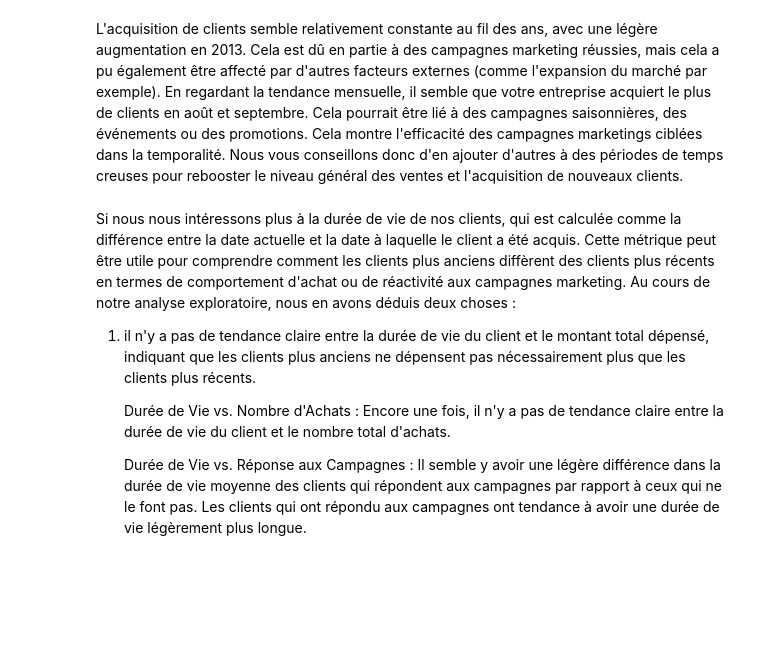
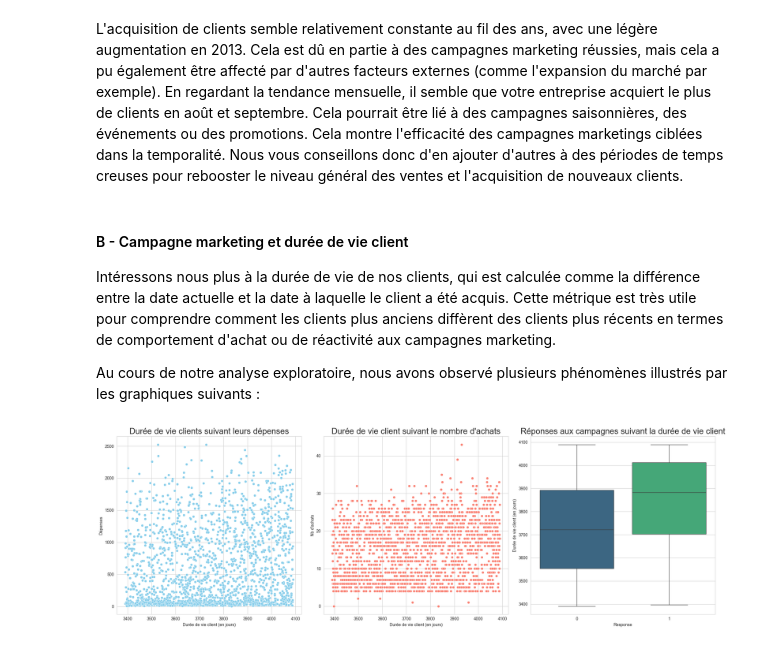
Before and after one commit to MattisFernandez/Rush05, a Jupyter notebook: Notebook.ipynb, the cells around one changed output. Cells and saved outputs as stored; diff of their text form; code cells hidden in the pictures; blank space fills up the shorter version.

Commit message:
[ADD] | More campaign analysis and graphs

```diff
--- a/Notebook.ipynb
+++ b/Notebook.ipynb
@@ -360,9 +362,32 @@ plt.show()
 # %% [markdown]
 L'acquisition de clients semble relativement constante au fil des ans, avec une légère augmentation en 2013. Cela est dû en partie à des campagnes marketing réussies, mais cela a pu également être affecté par d'autres facteurs externes (comme l'expansion du marché par exemple). En regardant la tendance mensuelle, il semble que votre entreprise acquiert le plus de clients en août et septembre. Cela pourrait être lié à des campagnes saisonnières, des événements ou des promotions. Cela montre l'efficacité des campagnes marketings ciblées dans la temporalité. Nous vous conseillons donc d'en ajouter d'autres à des périodes de temps creuses pour rebooster le niveau général des ventes et l'acquisition de nouveaux clients.
 # %% [markdown]
-Si nous nous intéressons plus à la durée de vie de nos clients, qui est calculée comme la différence entre la date actuelle et la date à laquelle le client a été acquis. Cette métrique peut être utile pour comprendre comment les clients plus anciens diffèrent des clients plus récents en termes de comportement d'achat ou de réactivité aux campagnes marketing. Au cours de notre analyse exploratoire, nous en avons déduis deux choses :
-1. il n'y a pas de tendance claire entre la durée de vie du client et le montant total dépensé, indiquant que les clients plus anciens ne dépensent pas nécessairement plus que les clients plus récents.
+#### B - Campagne marketing et durée de vie client
 
-    Durée de Vie vs. Nombre d'Achats : Encore une fois, il n'y a pas de tendance claire entre la durée de vie du client et le nombre total d'achats.
+Intéressons nous plus à la durée de vie de nos clients, qui est calculée comme la différence entre la date actuelle et la date à laquelle le client a été acquis. Cette métrique est très utile pour comprendre comment les clients plus anciens diffèrent des clients plus récents en termes de comportement d'achat ou de réactivité aux campagnes marketing.
 
-    Durée de Vie vs. Réponse aux Campagnes : Il semble y avoir une légère différence dans la durée de vie moyenne des clients qui répondent aux campagnes par rapport à ceux qui ne le font pas. Les clients qui ont répondu aux campagnes ont tendance à avoir une durée de vie légèrement plus longue.
+Au cours de notre analyse exploratoire, nous avons observé plusieurs phénomènes illustrés par les graphiques suivants :
+# %%
+data_encoded['Customer_Lifetime'] = (pd.Timestamp.today() - df['Dt_Customer']).dt.days
+data_encoded['Num_Purchases'] = df[['NumDealsPurchases', 'NumWebPurchases', 'NumCatalogPurchases', 'NumStorePurchases']].sum(axis=1)
+data_encoded['Total_Spent'] = data_encoded[['MntWines', 'MntFruits', 'MntMeatProducts', 'MntFishProducts', 'MntSweetProducts', 'MntGoldProds']].sum(axis=1)
+
+fig, axes = plt.subplots(1, 3, figsize=(21, 7))
+sns.scatterplot(data=data_encoded, x='Customer_Lifetime', y='Total_Spent', ax=axes[0], color='skyblue')
+axes[0].set_title('Durée de vie clients suivant leurs dépenses', fontsize=20)
+axes[0].set_xlabel('Durée de vie client (en jours)')
+axes[0].set_ylabel('Dépenses')
+
+sns.scatterplot(data=data_encoded, x='Customer_Lifetime', y='Num_Purchases', ax=axes[1], color='salmon')
+axes[1].set_title('Durée de vie client suivant le nombre d\'achats', fontsize=20)
+axes[1].set_xlabel('Durée de vie client (en jours)')
+axes[1].set_ylabel('Nb d\'achats')
+
+sns.boxplot(data=data_encoded, x='Response', y='Customer_Lifetime', hue='Response', ax=axes[2], palette='viridis', legend=False)
+axes[2].set_title('Réponses aux campagnes suivant la durée de vie client', fontsize=20)
+axes[2].set_ylabel('Durée de vie client (en jours)')
+
+plt.tight_layout()
+plt.show()
+# %% [output]
+[figure, added]
```
Also changed, not shown: parts of 8 cells of this notebook.
